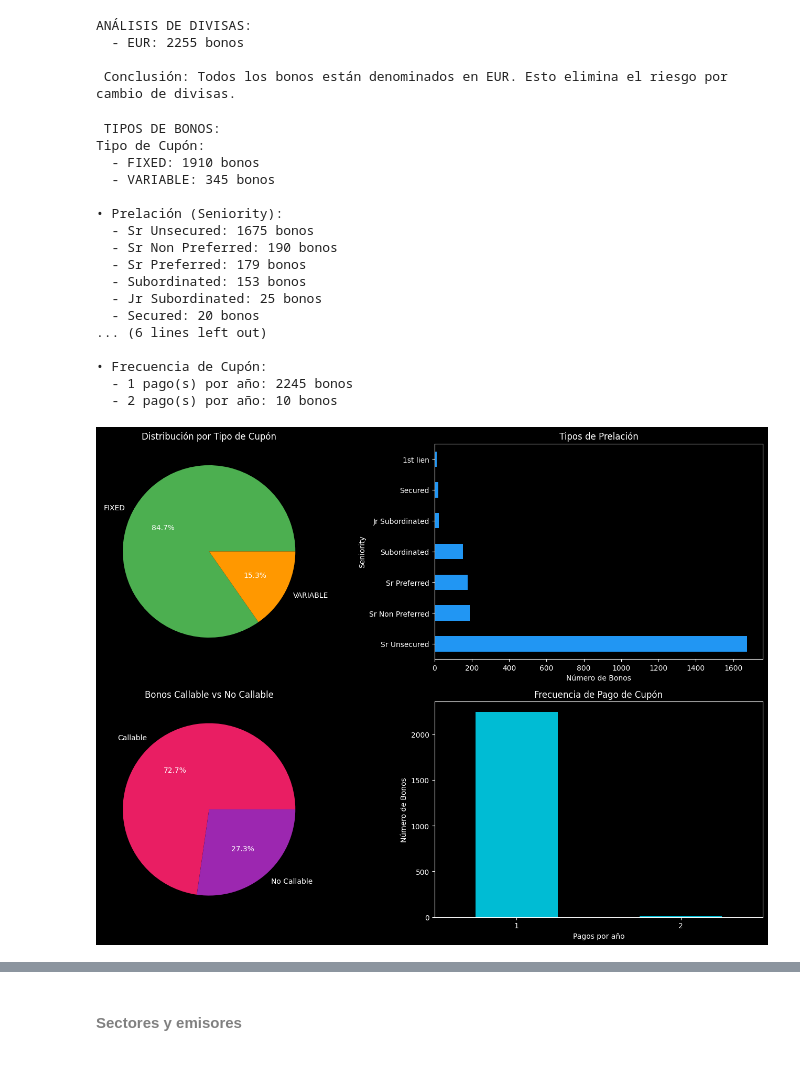
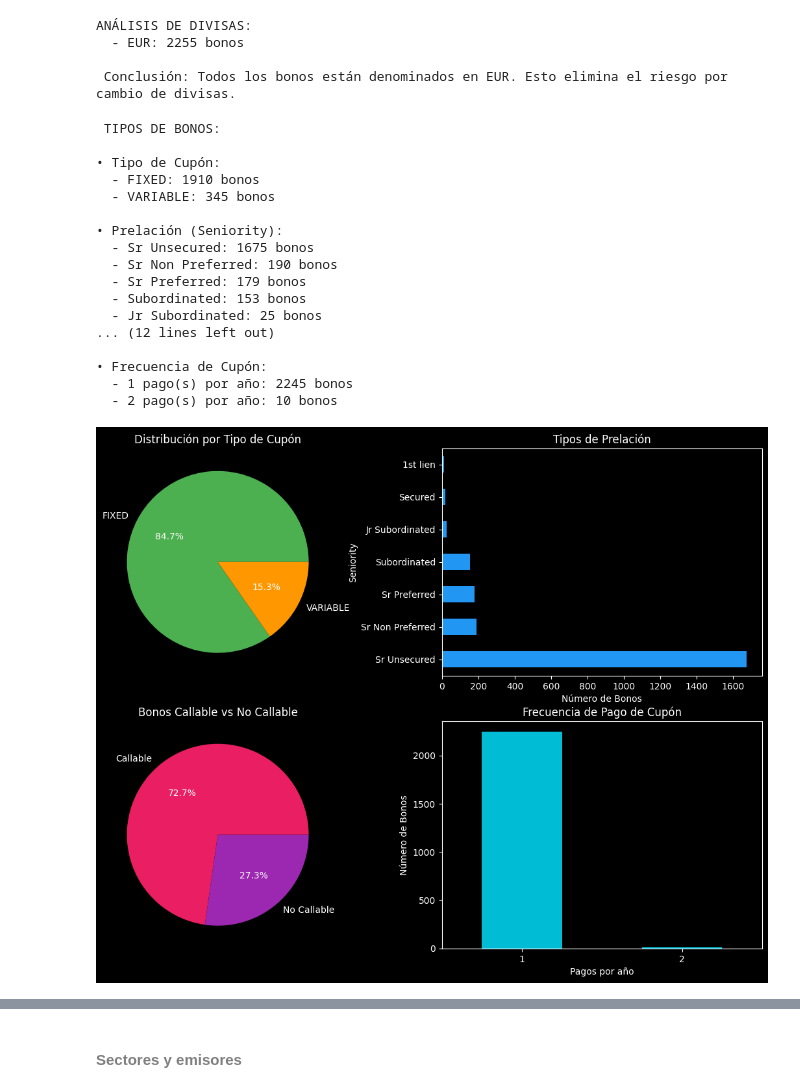
Before and after one commit to Juanjod54/MIAX_TB2.1, a Jupyter notebook: src/TallerRF_AnálisisCartera_Enunciado.ipynb, the cells around one changed output, grey strips where cells are left out. Saved outputs shown, nothing was run; the diff lists cells and outputs as text; code cells hidden in the pictures; blank space fills up the shorter version.

```diff
--- a/src/TallerRF_AnálisisCartera_Enunciado.ipynb
+++ b/src/TallerRF_AnálisisCartera_Enunciado.ipynb
@@ -187,7 +128,7 @@ ANÁLISIS DE DIVISAS:
 print(" TIPOS DE BONOS:")
 
 # Tipo de cupón
-print("Tipo de Cupón:")
+print("\n• Tipo de Cupón:")
 coupon_types = universo['Coupon Type'].value_counts()
 for coupon, quantity in coupon_types.items():
     print(f"  - {coupon}: {quantity} bonos")
@@ -212,11 +153,11 @@ axes[0,1].set_title('Tipos de Prelación')
 axes[0,1].set_xlabel('Número de Bonos')
 
 # Callable
-print("\n• Bonos Callable o Optionalidad:")
+print("\n• Optionalidad (Callable):")
 callable_analysis = universo['Callable'].value_counts()
-#print(callable_analysis)
+
 for call , quantity in callable_analysis.items():
-    print(f"  - {senior}: {quantity} bonos")
+    print(f"  - {call}: {quantity} bonos")
 
 callable_pct = callable_analysis.get('Y', 0)/len(universo)*100
 print(f"→ {callable_pct:.1f}% de los bonos son callable")
@@ -227,39 +168,63 @@ callable_analysis.plot(kind='pie', ax=axes[1,0], autopct='%1.1f%%',
                        labels=['Callable', 'No Callable'])
 axes[1,0].set_title('Bonos Callable vs No Callable')
 axes[1,0].set_ylabel('')
+
+# Maturity:
+print("\n• Bonos perpetuos o no  (Maturity):")
+
+maturity_date = universo[universo['Maturity'].notna() & (universo['Maturity'] != '')]
+no_maturity_date= universo[universo['Maturity'].isna() | (universo['Maturity'] == '')]
+
+# Mostrar resumen
+print(f"  - Bonos con fecha de vencimiento: {len(maturity_date)}")
+print(f"  - Bonos perpetuos (sin fecha): {len(no_maturity_date)}")
+
+print("Para valorar los bonos perpetuos hay que tener en cuenta que la fecha de vencimiento es la de la primera call.")
+
+
+# Gráfico 4: Maturity
+labels = ['Con fecha de vencimiento', 'Perpetuos (sin fecha)']
+sizes = [len(maturity_date), len(no_maturity_date)]
+colors = ['#4CAF50', '#FFC107']
+
+plt.figure(figsize=(6, 6))
+plt.pie(sizes, labels=labels, colors=colors, autopct='%1.1f%%', startangle=90)
+plt.title('Distribución de Bonos por Maturity')
+plt.axis('equal')
+
 
 # Frecuencia de cupón
 print("\n• Frecuencia de Cupón:")
 freq = universo['Coupon Frequency'].value_counts()
 for frequency, quantity in freq.items(): #Cambio el print para que muestre la información más clara
     print(f"  - {frequency} pago(s) por año: {quantity} bonos")
 print("\n")
 
 # Gráfico 4: Frecuencia
 freq.plot(kind='bar', ax=axes[1,1], color='#00BCD4')
 axes[1,1].set_title('Frecuencia de Pago de Cupón')
 axes[1,1].set_xlabel('Pagos por año')
 axes[1,1].set_ylabel('Número de Bonos')
 axes[1,1].tick_params(axis='x', rotation=0)
 
 plt.tight_layout()
 plt.show()
 # %% [output]
  TIPOS DE BONOS:
-Tipo de Cupón:
+
+• Tipo de Cupón:
   - FIXED: 1910 bonos
   - VARIABLE: 345 bonos
 
 • Prelación (Seniority):
   - Sr Unsecured: 1675 bonos
   - Sr Non Preferred: 190 bonos
   - Sr Preferred: 179 bonos
   - Subordinated: 153 bonos
   - Jr Subordinated: 25 bonos
-  - Secured: 20 bonos
-... (6 lines left out)
+... (12 lines left out)
 
 • Frecuencia de Cupón:
   - 1 pago(s) por año: 2245 bonos
   - 2 pago(s) por año: 10 bonos
-[figure, old version]
+[figure, new version]
```
Also changed, not shown: parts of 7 cells of this notebook.
